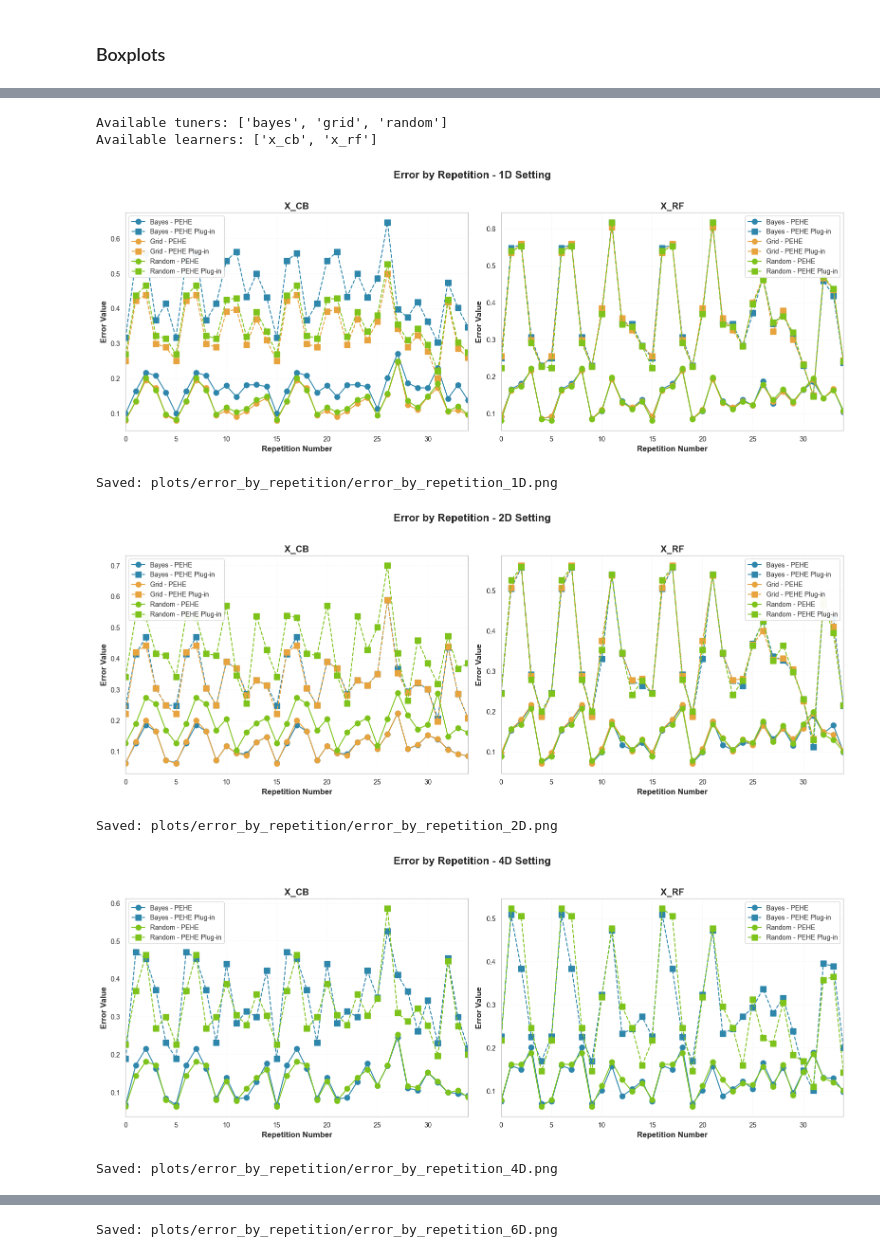
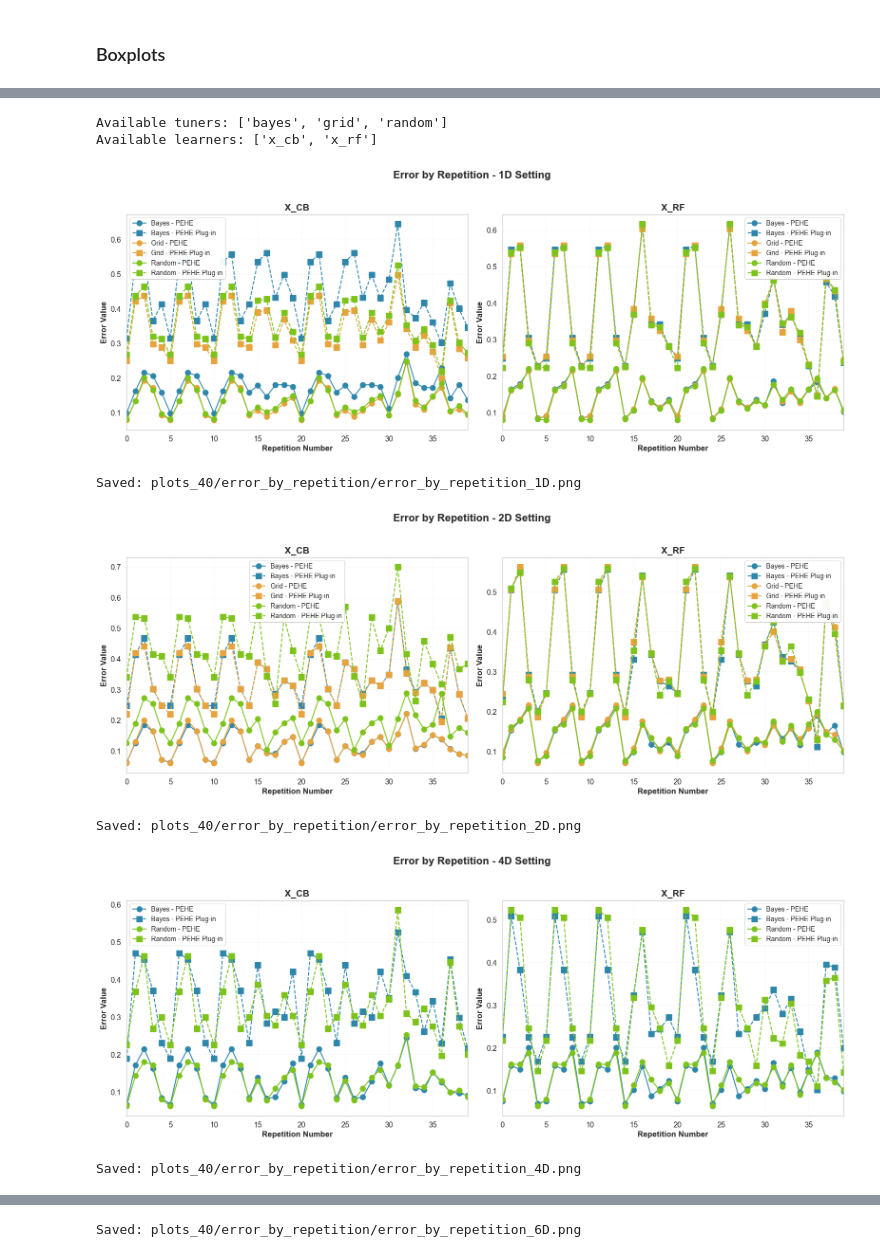
Before and after one commit to gabbymp3/bayesian-tuning-metalearners, a Jupyter notebook: results_vis.ipynb, the cells around one changed output, grey strips where cells are left out. Drawn from its saved outputs; the diff is of its cells as text; code cells hidden in the pictures.

```diff
--- a/results_vis.ipynb
+++ b/results_vis.ipynb
@@ -13,10 +13,10 @@ sns.set_context("paper", font_scale=1.3)
 ## Results table generation
 # %%
 # Aggregate all summary.csv files from results_R_35
-results_dir = 'results_R_35'
+results_dir = 'results_R_40'
 all_summaries = []
 
-output_dir = "tables"
+output_dir = "tables_40"
 os.makedirs(output_dir, exist_ok=True)
 
 # Iterate through all learners and dimensions
@@ -40,7 +40,7 @@ for learner in os.listdir(results_dir):
 
 # Concatenate + sort by learner, dimension, and tuner
 summary_df = pd.concat(all_summaries, ignore_index=True)
-summary_df = summary_df[['learner', 'dimension', 'tuner', 'pehe_mean', 'pehe_var', 'pehe_plug_mean', 'pehe_plug_var']]
+summary_df = summary_df[['learner', 'dimension', 'tuner', 'pehe_mean', 'pehe_std', 'pehe_plug_mean', 'pehe_plug_std']]
 summary_df = summary_df.sort_values(['learner', 'dimension', 'tuner']).reset_index(drop=True)
 
 # Function to format dataframe with spanning dimension labels
@@ -95,7 +95,7 @@ Preview:
 # %% [markdown]
 ### Aggregate raw results
 # %%
-results_root = "results_R_35"
+results_root = "results_R_40"
 all_results = []
 
 # ----------------------------
@@ -331,7 +331,7 @@ All vertical comparison plots saved.
 ### PEHE and PEHE Plug-in Correlations
 # %%
 
-output_dir = "plots/pehe_proxy_correlation"
+output_dir = "plots_40/pehe_proxy_correlation"
 os.makedirs(output_dir, exist_ok=True)
 
 # ----------------------------
@@ -349,7 +349,7 @@ for learner in all_df["learner"].unique():
             tuner_df = subset[subset["tuner"] == tuner]
 
             # Spearman (ranking consistency)
-            corr, _ = spearmanr(
+            corr, _ = pearsonr(
                 tuner_df["pehe"],
                 tuner_df["pehe_plug"]
             )
@@ -396,6 +396,6 @@ plt.xlabel("Tuner")
 plt.ylabel("Learner × Dimension")
 
 plt.tight_layout()
-plt.savefig(f"{output_dir}/pehe_proxy_correlation_heatmap.png", dpi=300)
+plt.savefig(f"{output_dir}/pehe_proxy_correlation_heatmap_pearson.png", dpi=300)
 plt.show()
 # %% [output]
@@ -530,6 +531,6 @@ for learner in all_df["learner"].unique():
 # %%
 
-output_dir = "plots/error_by_repetition"
+output_dir = "plots_40/error_by_repetition"
 os.makedirs(output_dir, exist_ok=True)
 
 # Define colors for tuners
@@ -580,39 +581,39 @@ for setting in sorted(all_df["dimensionality"].unique()):
                 continue
 
             color = tuner_colors.get(tuner, '#666666')
 
             # Plot PEHE with solid line
             ax.plot(tuner_data['rep'], tuner_data['pehe'],
                     color=color, linestyle='-', linewidth=1.5,
                     marker='o', markersize=8,
                     label=f'{tuner.capitalize()} - PEHE')
 
             # Plot PEHE Plug-in with dashed line
             ax.plot(tuner_data['rep'], tuner_data['pehe_plug'],
                     color=color, linestyle='--', linewidth=1.5,
                     marker='s', markersize=8,
                     label=f'{tuner.capitalize()} - PEHE Plug-in')
 
         ax.set_title(f'{model.upper()}', fontsize=14, fontweight='bold')
         ax.set_xlabel('Repetition Number', fontsize=12, fontweight='bold')
         ax.set_ylabel('Error Value', fontsize=12, fontweight='bold')
-        #ax.set_xticks(range(0, 35))  # adjust depending on your repetitions
-        ax.set_xticks(range(0, 35, 5))  # every 5 repetitions
-        ax.set_xlim(0, 34)  # ensure the full range is shown
+        ax.set_xticks(range(0, 40))  # adjust depending on your repetitions
+        ax.set_xticks(range(0, 40, 5))  # every 5 repetitions
+        ax.set_xlim(0, 39)  # ensure the full range is shown
         ax.legend(loc='best', fontsize=10, framealpha=0.95)
         ax.grid(True, alpha=0.3, linestyle=':')
 
     plt.tight_layout()
     filename = f'{output_dir}/error_by_repetition_{setting}D.png'
     plt.savefig(filename, dpi=300, bbox_inches='tight')
     plt.show()
     print(f"Saved: {filename}")
 # %% [output]
 Available tuners: ['bayes', 'grid', 'random']
 Available learners: ['x_cb', 'x_rf']
-[figure, old version]
+[figure, new version]
-Saved: plots/error_by_repetition/error_by_repetition_1D.png
+Saved: plots_40/error_by_repetition/error_by_repetition_1D.png
-[figure, old version]
+[figure, new version]
-Saved: plots/error_by_repetition/error_by_repetition_2D.png
+Saved: plots_40/error_by_repetition/error_by_repetition_2D.png
-[figure, old version]
+[figure, new version]
-Saved: plots/error_by_repetition/error_by_repetition_4D.png
+Saved: plots_40/error_by_repetition/error_by_repetition_4D.png
@@ -620 +621 @@ Saved: plots/error_by_repetition/error_by_repetition_4D.png
-Saved: plots/error_by_repetition/error_by_repetition_6D.png
+Saved: plots_40/error_by_repetition/error_by_repetition_6D.png
```
Also changed, not shown: parts of 10 cells of this notebook, 31 other files.
